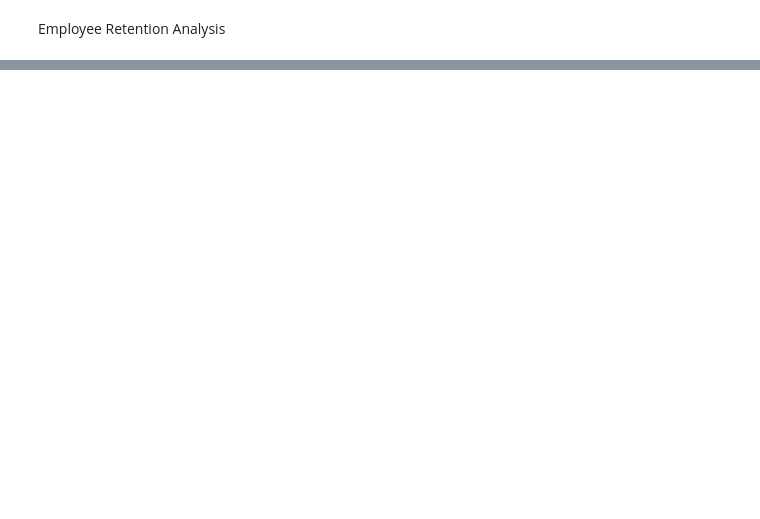
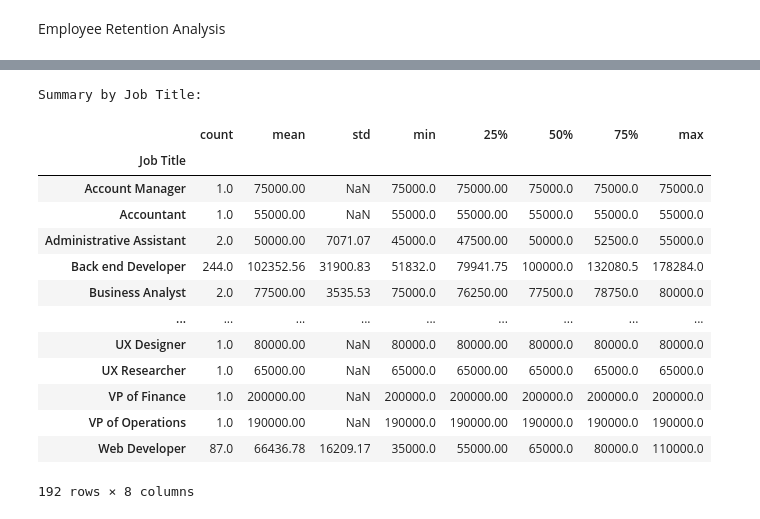
Before and after one commit to cnm92211/rut23-team1-project-one, a Jupyter notebook: employee_retention.ipynb, the cells around one changed output, grey strips where cells are left out. Cells and saved outputs as stored; diff of their text form; code cells hidden in the pictures; blank space fills up the shorter version.

```diff
--- a/employee_retention.ipynb
+++ b/employee_retention.ipynb
@@ -18,3 +66,26 @@ employee_data = pd.read_csv(employee_data_path)
+# %%
+# Group data by job title and calculate summary statistics
+summary_by_job_title = salary_data.groupby('Job Title')['Salary'].describe().round(2)
+
+# Display the summary by job title DataFrame
+print("\nSummary by Job Title:")
+summary_by_job_title
+# %% [output]
+Summary by Job Title:
+|  | count | mean | std | min | 25% | 50% | 75% | max |
+| Job Title |  |  |  |  |  |  |  |  |
+| Account Manager | 1.0 | 75000.00 | NaN | 75000.0 | 75000.00 | 75000.0 | 75000.0 | 75000.0 |
+| Accountant | 1.0 | 55000.00 | NaN | 55000.0 | 55000.00 | 55000.0 | 55000.0 | 55000.0 |
+| Administrative Assistant | 2.0 | 50000.00 | 7071.07 | 45000.0 | 47500.00 | 50000.0 | 52500.0 | 55000.0 |
+| Back end Developer | 244.0 | 102352.56 | 31900.83 | 51832.0 | 79941.75 | 100000.0 | 132080.5 | 178284.0 |
+| Business Analyst | 2.0 | 77500.00 | 3535.53 | 75000.0 | 76250.00 | 77500.0 | 78750.0 | 80000.0 |
+| ... | ... | ... | ... | ... | ... | ... | ... | ... |
+| UX Designer | 1.0 | 80000.00 | NaN | 80000.0 | 80000.00 | 80000.0 | 80000.0 | 80000.0 |
+| UX Researcher | 1.0 | 65000.00 | NaN | 65000.0 | 65000.00 | 65000.0 | 65000.0 | 65000.0 |
+| VP of Finance | 1.0 | 200000.00 | NaN | 200000.0 | 200000.00 | 200000.0 | 200000.0 | 200000.0 |
+| VP of Operations | 1.0 | 190000.00 | NaN | 190000.0 | 190000.00 | 190000.0 | 190000.0 | 190000.0 |
+| Web Developer | 87.0 | 66436.78 | 16209.17 | 35000.0 | 55000.00 | 65000.0 | 80000.0 | 110000.0 |
+192 rows × 8 columns
 # %%
 salary_data
 # %% [output]
```
Also changed, not shown: parts of 11 cells of this notebook, 5 other files.
